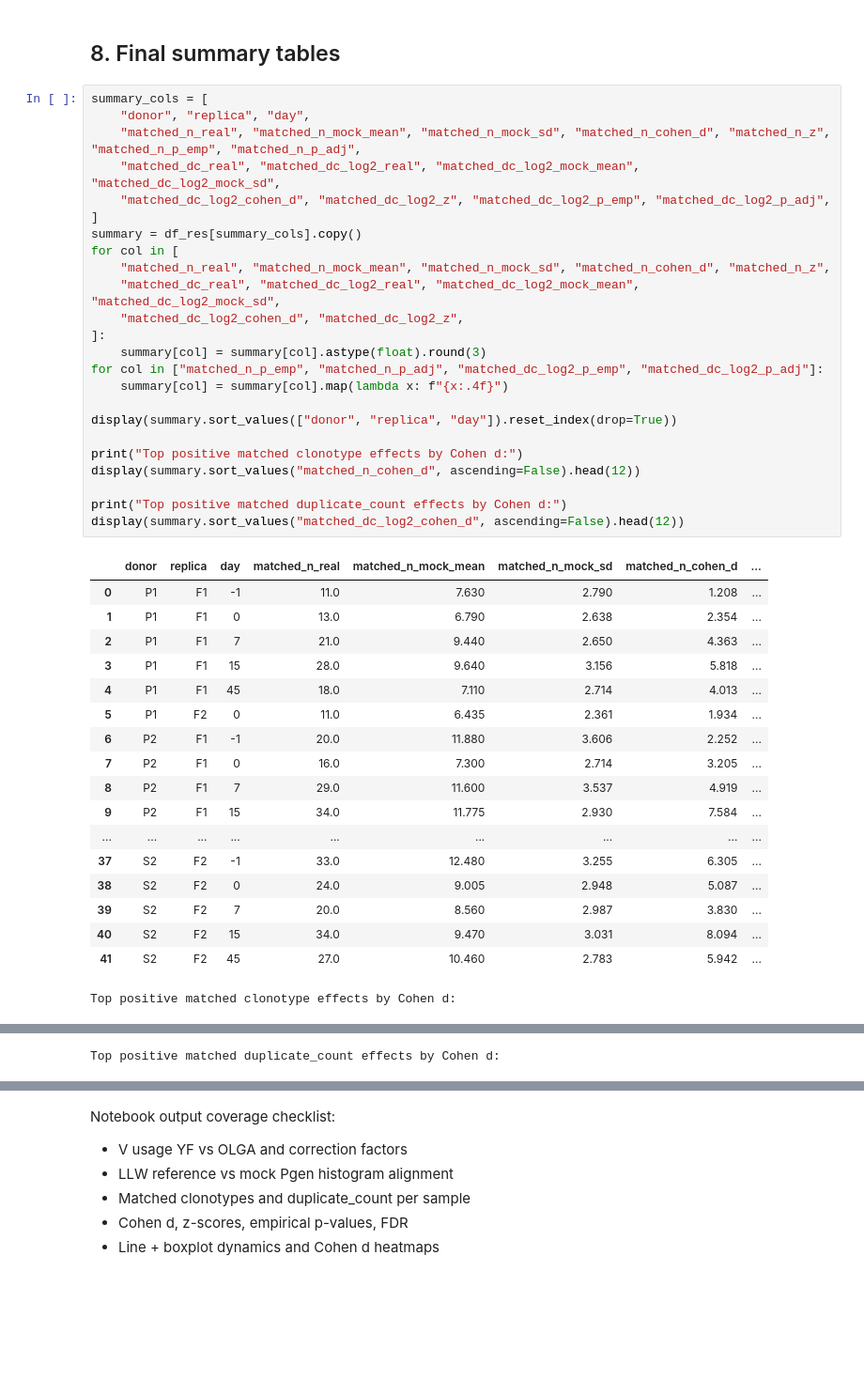
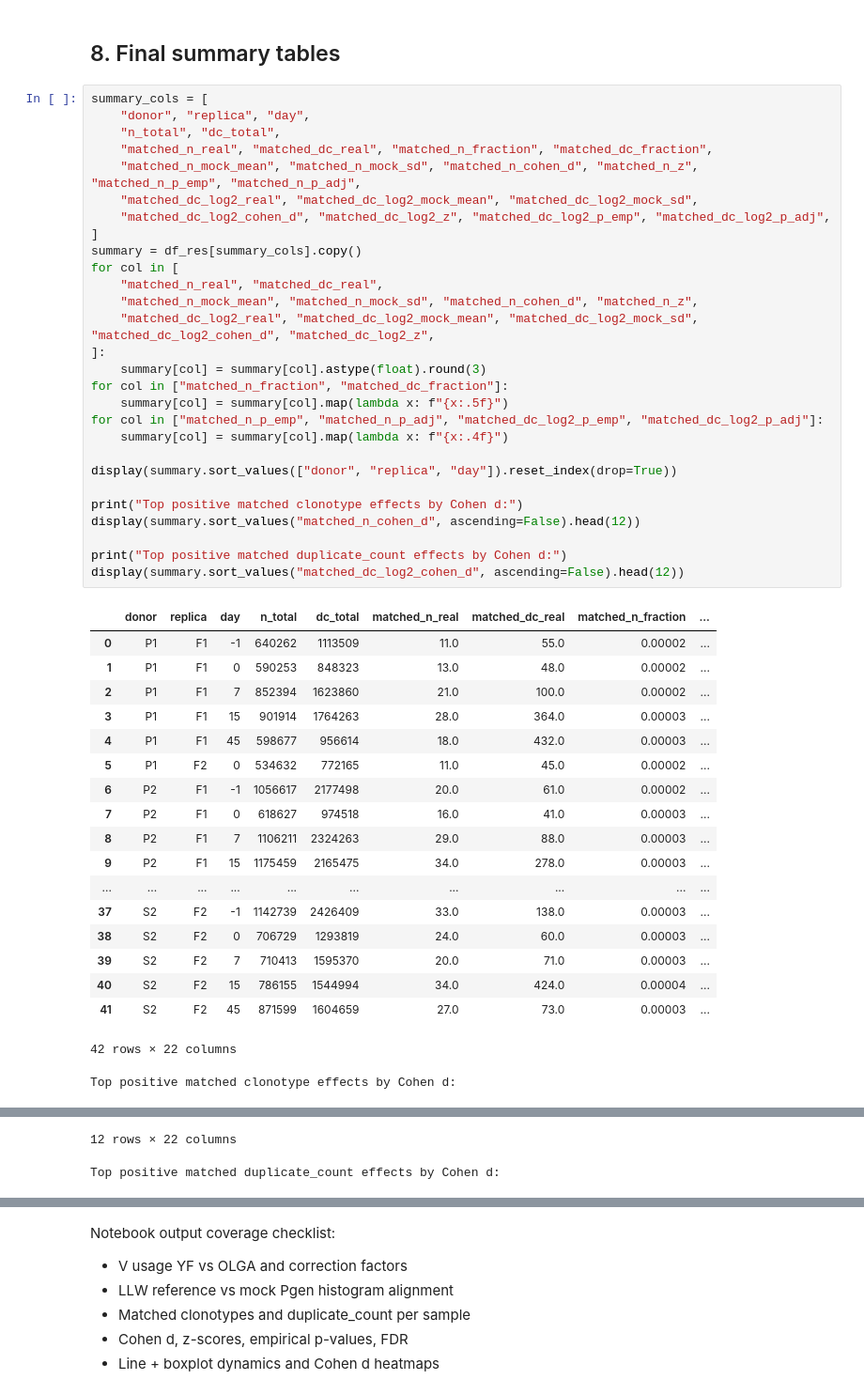
Before and after one commit to antigenomics/mirpy, a Jupyter notebook: docs/notebooks/vdjbet_yf.ipynb, the cells around one changed output, grey strips where cells are left out. Shown at 94% size. Cells and saved outputs as stored; diff of their text form; blank space fills up the shorter version.

```diff
--- a/docs/notebooks/vdjbet_yf.ipynb
+++ b/docs/notebooks/vdjbet_yf.ipynb
@@ -577,43 +525,48 @@ heatmap_cohen(
 # %%
 summary_cols = [
     "donor", "replica", "day",
-    "matched_n_real", "matched_n_mock_mean", "matched_n_mock_sd", "matched_n_cohen_d", "matched_n_z", "matched_n_p_emp", "matched_n_p_adj",
-    "matched_dc_real", "matched_dc_log2_real", "matched_dc_log2_mock_mean", "matched_dc_log2_mock_sd",
+    "n_total", "dc_total",
+    "matched_n_real", "matched_dc_real", "matched_n_fraction", "matched_dc_fraction",
+    "matched_n_mock_mean", "matched_n_mock_sd", "matched_n_cohen_d", "matched_n_z", "matched_n_p_emp", "matched_n_p_adj",
+    "matched_dc_log2_real", "matched_dc_log2_mock_mean", "matched_dc_log2_mock_sd",
     "matched_dc_log2_cohen_d", "matched_dc_log2_z", "matched_dc_log2_p_emp", "matched_dc_log2_p_adj",
 ]
 summary = df_res[summary_cols].copy()
 for col in [
-    "matched_n_real", "matched_n_mock_mean", "matched_n_mock_sd", "matched_n_cohen_d", "matched_n_z",
-    "matched_dc_real", "matched_dc_log2_real", "matched_dc_log2_mock_mean", "matched_dc_log2_mock_sd",
-    "matched_dc_log2_cohen_d", "matched_dc_log2_z",
+    "matched_n_real", "matched_dc_real",
+    "matched_n_mock_mean", "matched_n_mock_sd", "matched_n_cohen_d", "matched_n_z",
+    "matched_dc_log2_real", "matched_dc_log2_mock_mean", "matched_dc_log2_mock_sd", "matched_dc_log2_cohen_d", "matched_dc_log2_z",
 ]:
     summary[col] = summary[col].astype(float).round(3)
+for col in ["matched_n_fraction", "matched_dc_fraction"]:
+    summary[col] = summary[col].map(lambda x: f"{x:.5f}")
 for col in ["matched_n_p_emp", "matched_n_p_adj", "matched_dc_log2_p_emp", "matched_dc_log2_p_adj"]:
     summary[col] = summary[col].map(lambda x: f"{x:.4f}")
 
 display(summary.sort_values(["donor", "replica", "day"]).reset_index(drop=True))
 
 print("Top positive matched clonotype effects by Cohen d:")
 display(summary.sort_values("matched_n_cohen_d", ascending=False).head(12))
 
 print("Top positive matched duplicate_count effects by Cohen d:")
 display(summary.sort_values("matched_dc_log2_cohen_d", ascending=False).head(12))
 # %% [output]
-|  | donor | replica | day | matched_n_real | matched_n_mock_mean | matched_n_mock_sd | matched_n_cohen_d | ... |
-| 0 | P1 | F1 | -1 | 11.0 | 7.630 | 2.790 | 1.208 | ... |
-| 1 | P1 | F1 | 0 | 13.0 | 6.790 | 2.638 | 2.354 | ... |
-| 2 | P1 | F1 | 7 | 21.0 | 9.440 | 2.650 | 4.363 | ... |
-| 3 | P1 | F1 | 15 | 28.0 | 9.640 | 3.156 | 5.818 | ... |
-| 4 | P1 | F1 | 45 | 18.0 | 7.110 | 2.714 | 4.013 | ... |
-| 5 | P1 | F2 | 0 | 11.0 | 6.435 | 2.361 | 1.934 | ... |
-| 6 | P2 | F1 | -1 | 20.0 | 11.880 | 3.606 | 2.252 | ... |
-| 7 | P2 | F1 | 0 | 16.0 | 7.300 | 2.714 | 3.205 | ... |
-| 8 | P2 | F1 | 7 | 29.0 | 11.600 | 3.537 | 4.919 | ... |
-| 9 | P2 | F1 | 15 | 34.0 | 11.775 | 2.930 | 7.584 | ... |
-| ... | ... | ... | ... | ... | ... | ... | ... | ... |
-| 37 | S2 | F2 | -1 | 33.0 | 12.480 | 3.255 | 6.305 | ... |
-| 38 | S2 | F2 | 0 | 24.0 | 9.005 | 2.948 | 5.087 | ... |
-| 39 | S2 | F2 | 7 | 20.0 | 8.560 | 2.987 | 3.830 | ... |
-| 40 | S2 | F2 | 15 | 34.0 | 9.470 | 3.031 | 8.094 | ... |
-| 41 | S2 | F2 | 45 | 27.0 | 10.460 | 2.783 | 5.942 | ... |
+|  | donor | replica | day | n_total | dc_total | matched_n_real | matched_dc_real | matched_n_fraction | ... |
+| 0 | P1 | F1 | -1 | 640262 | 1113509 | 11.0 | 55.0 | 0.00002 | ... |
+| 1 | P1 | F1 | 0 | 590253 | 848323 | 13.0 | 48.0 | 0.00002 | ... |
+| 2 | P1 | F1 | 7 | 852394 | 1623860 | 21.0 | 100.0 | 0.00002 | ... |
+| 3 | P1 | F1 | 15 | 901914 | 1764263 | 28.0 | 364.0 | 0.00003 | ... |
+| 4 | P1 | F1 | 45 | 598677 | 956614 | 18.0 | 432.0 | 0.00003 | ... |
+| 5 | P1 | F2 | 0 | 534632 | 772165 | 11.0 | 45.0 | 0.00002 | ... |
+| 6 | P2 | F1 | -1 | 1056617 | 2177498 | 20.0 | 61.0 | 0.00002 | ... |
+| 7 | P2 | F1 | 0 | 618627 | 974518 | 16.0 | 41.0 | 0.00003 | ... |
+| 8 | P2 | F1 | 7 | 1106211 | 2324263 | 29.0 | 88.0 | 0.00003 | ... |
+| 9 | P2 | F1 | 15 | 1175459 | 2165475 | 34.0 | 278.0 | 0.00003 | ... |
+| ... | ... | ... | ... | ... | ... | ... | ... | ... | ... |
+| 37 | S2 | F2 | -1 | 1142739 | 2426409 | 33.0 | 138.0 | 0.00003 | ... |
+| 38 | S2 | F2 | 0 | 706729 | 1293819 | 24.0 | 60.0 | 0.00003 | ... |
+| 39 | S2 | F2 | 7 | 710413 | 1595370 | 20.0 | 71.0 | 0.00003 | ... |
+| 40 | S2 | F2 | 15 | 786155 | 1544994 | 34.0 | 424.0 | 0.00004 | ... |
+| 41 | S2 | F2 | 45 | 871599 | 1604659 | 27.0 | 73.0 | 0.00003 | ... |
-Top positive matched clonotype effects by Cohen d:
+42 rows × 22 columns
+Top positive matched clonotype effects by Cohen d:
@@ -633 +586,2 @@ Top positive matched clonotype effects by Cohen d:
-Top positive matched duplicate_count effects by Cohen d:
+12 rows × 22 columns
+Top positive matched duplicate_count effects by Cohen d:
```
Also changed, not shown: parts of 19 cells of this notebook, 26 other files.
